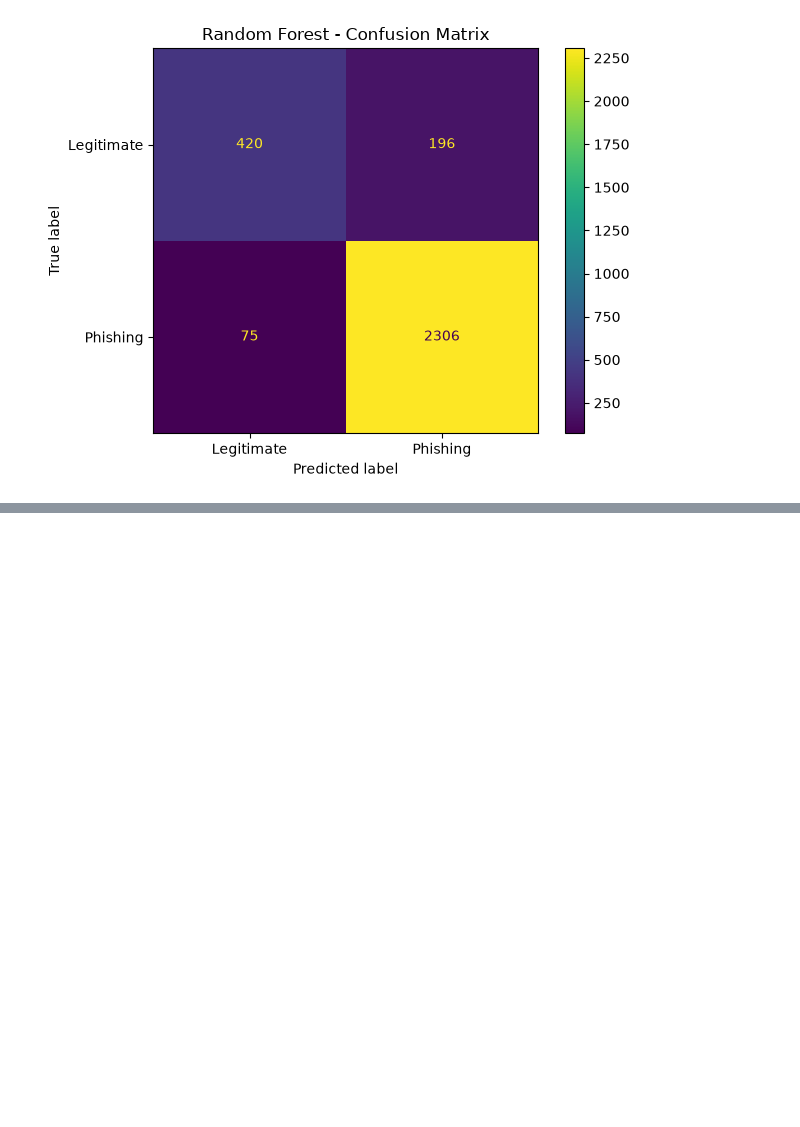
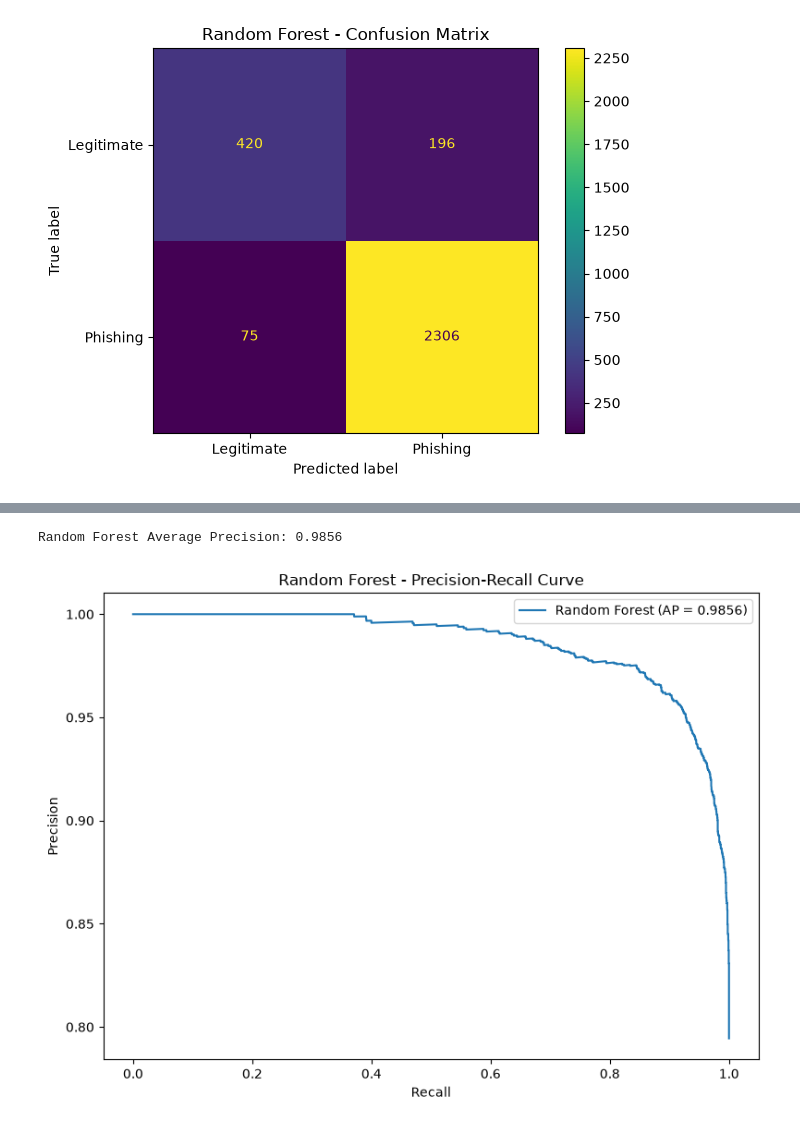
Before and after one commit to sreevatsarajesh/FML_project, a Jupyter notebook: phishing_detection_ml/notebooks/07_model_optimization.ipynb, the cells around one changed output, grey strips where cells are left out. Drawn from its saved outputs; the diff is of its cells as text; code cells hidden in the pictures; blank space fills up the shorter version.

```diff
--- a/phishing_detection_ml/notebooks/07_model_optimization.ipynb
+++ b/phishing_detection_ml/notebooks/07_model_optimization.ipynb
@@ -292,0 +317,32 @@ Confusion Matrix:
+# %%
+from sklearn.metrics import precision_recall_curve, average_precision_score
+precision_curve, recall_curve, pr_thresholds = precision_recall_curve(
+    y_test,
+    y_test_proba_rf
+)
+ap_score = average_precision_score(
+    y_test,
+    y_test_proba_rf
+)
+print("Random Forest Average Precision:", round(ap_score, 4))
+plt.figure(figsize=(8, 6))
+plt.plot(
+    recall_curve,
+    precision_curve,
+    label=f"Random Forest (AP = {ap_score:.4f})"
+)
+plt.xlabel("Recall")
+plt.ylabel("Precision")
+plt.title("Random Forest - Precision-Recall Curve")
+plt.legend()
+plt.tight_layout()
+plt.savefig(
+    "../results/figures/random_forest_precision_recall_curve.png",
+    dpi=300,
+    bbox_inches="tight"
+)
+
+plt.show()
+# %% [output]
+Random Forest Average Precision: 0.9856
+[figure, added]
```
Also changed, not shown: parts of 2 cells of this notebook, 3 other files.
